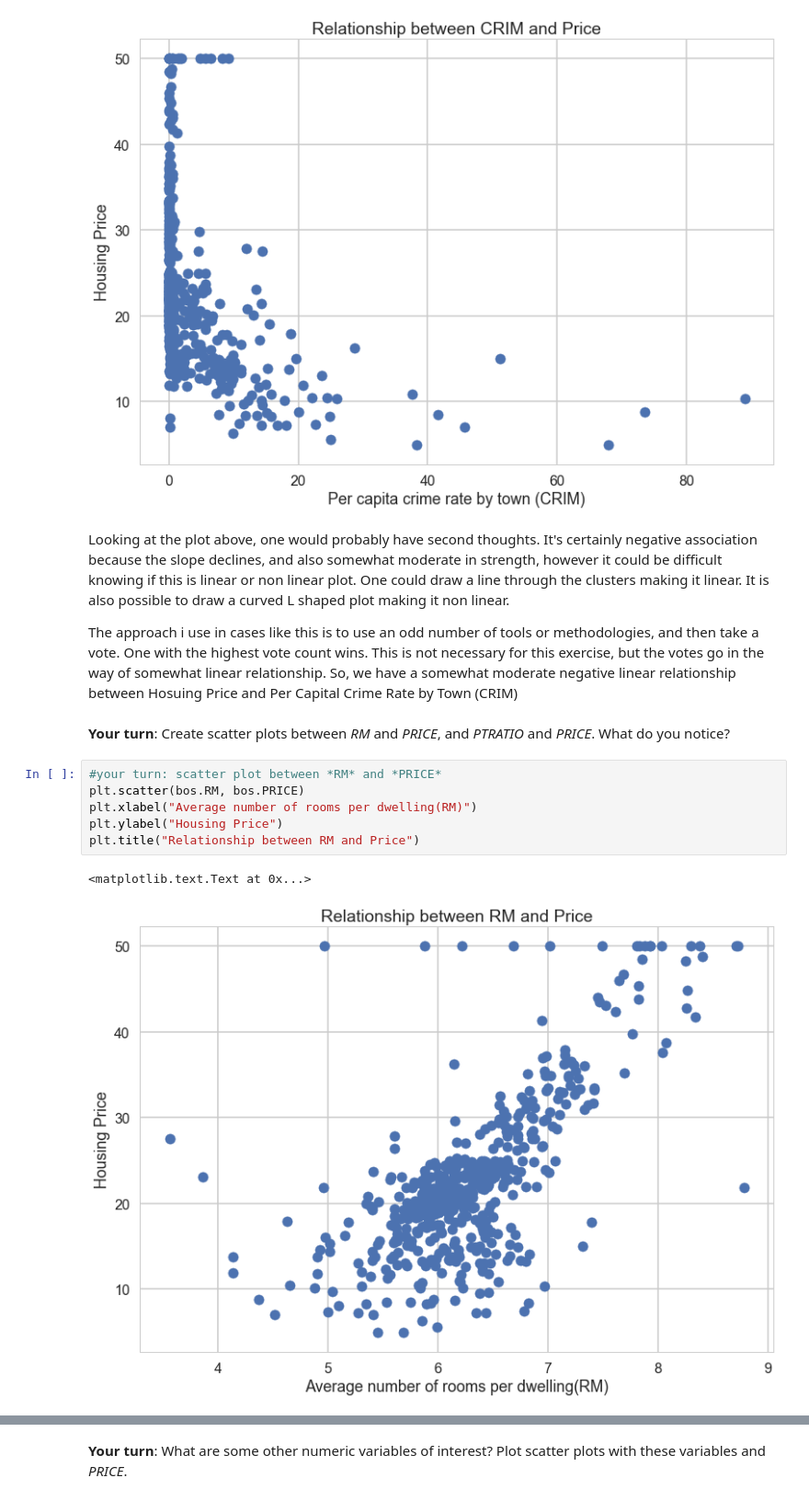
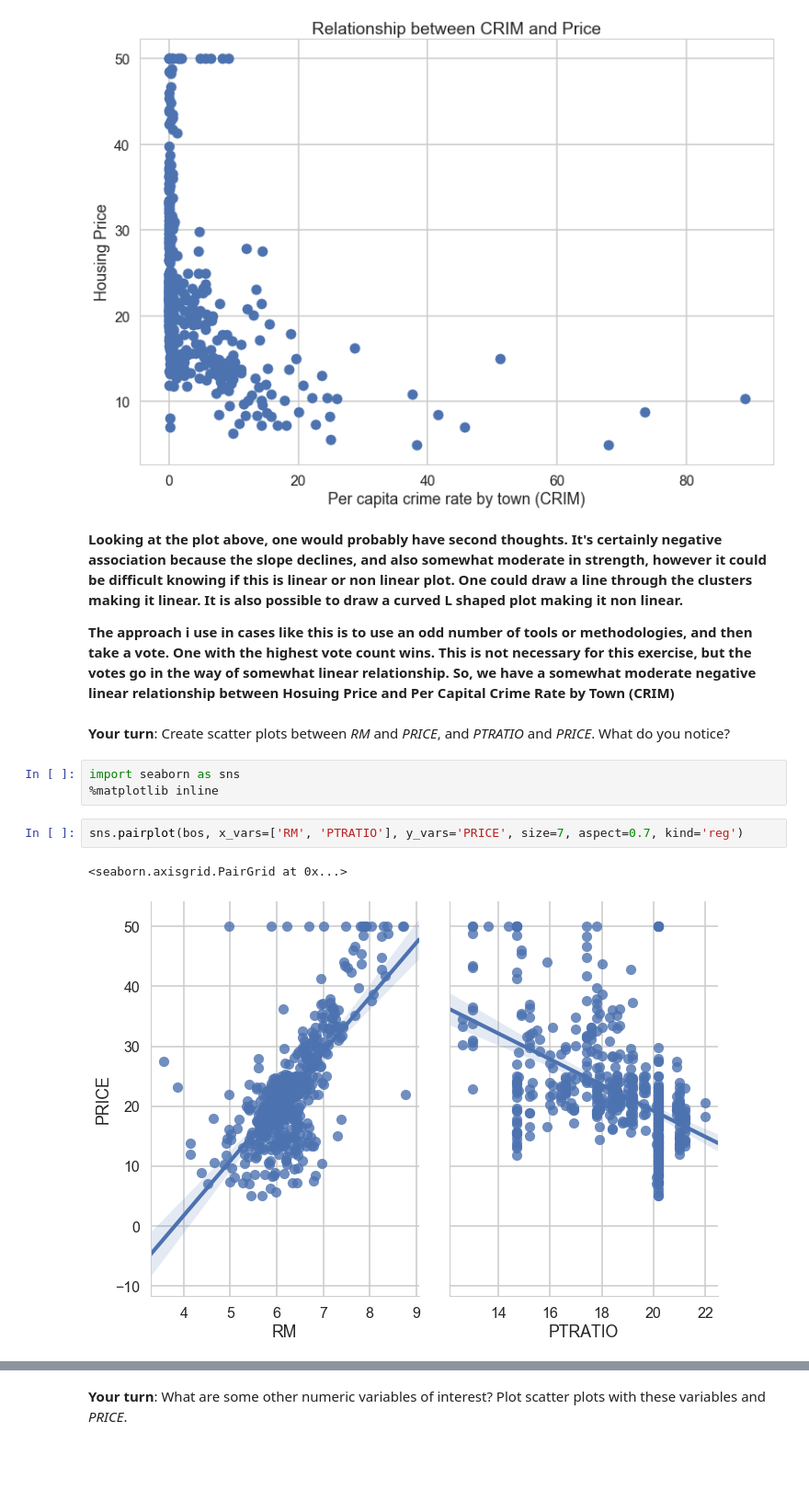
Before and after one commit to andyogah/Mini_Project_Linear_Regression, a Jupyter notebook: Mini_Project_Linear_Regression.ipynb, the cells around one changed output, grey strips where cells are left out. Shown at 92% size. Cells and saved outputs as stored; diff of their text form; blank space fills up the shorter version.

```diff
--- a/Mini_Project_Linear_Regression.ipynb
+++ b/Mini_Project_Linear_Regression.ipynb
@@ -231,24 +231,23 @@ plt.title("Relationship between CRIM and Price")
 <matplotlib.text.Text at 0x...>
 [figure]
 # %% [markdown]
-Looking at the plot above, one would probably have second thoughts. It's certainly negative association because the slope
+**Looking at the plot above, one would probably have second thoughts. It's certainly negative association because the slope
 declines, and also somewhat moderate in strength, however it could be difficult knowing if this is linear or non linear plot.
 One could draw a line through the clusters making it linear. It is also possible to draw a curved L shaped plot making it non
-linear.
+linear.**
 
-The approach i use in cases like this is to use an odd number of tools or methodologies, and then take a vote. One with the
+**The approach i use in cases like this is to use an odd number of tools or methodologies, and then take a vote. One with the
 highest vote count wins. This is not necessary for this exercise, but the votes go in the way of somewhat linear relationship.
-So, we have a somewhat moderate negative linear relationship between Hosuing Price and Per Capital Crime Rate by Town (CRIM)
+So, we have a somewhat moderate negative linear relationship between Hosuing Price and Per Capital Crime Rate by Town (CRIM)**
 # %% [markdown]
 **Your turn**: Create scatter plots between *RM* and *PRICE*, and *PTRATIO* and *PRICE*. What do you notice?
-# %%
-#your turn: scatter plot between *RM* and *PRICE*
-plt.scatter(bos.RM, bos.PRICE)
-plt.xlabel("Average number of rooms per dwelling(RM)")
-plt.ylabel("Housing Price")
-plt.title("Relationship between RM and Price")
-# %% [output]
-<matplotlib.text.Text at 0x...>
-[figure, removed]
+# %%
+import seaborn as sns
+%matplotlib inline
+# %%
+sns.pairplot(bos, x_vars=['RM', 'PTRATIO'], y_vars='PRICE', size=7, aspect=0.7, kind='reg')
+# %% [output]
+<seaborn.axisgrid.PairGrid at 0x...>
+[figure, added]
 # %% [markdown]
 ***Housing Price has a moderate positive linear association with Average Number of Rooms per Dwelling such that overall,
```
Also changed, not shown: parts of 52 cells of this notebook.
